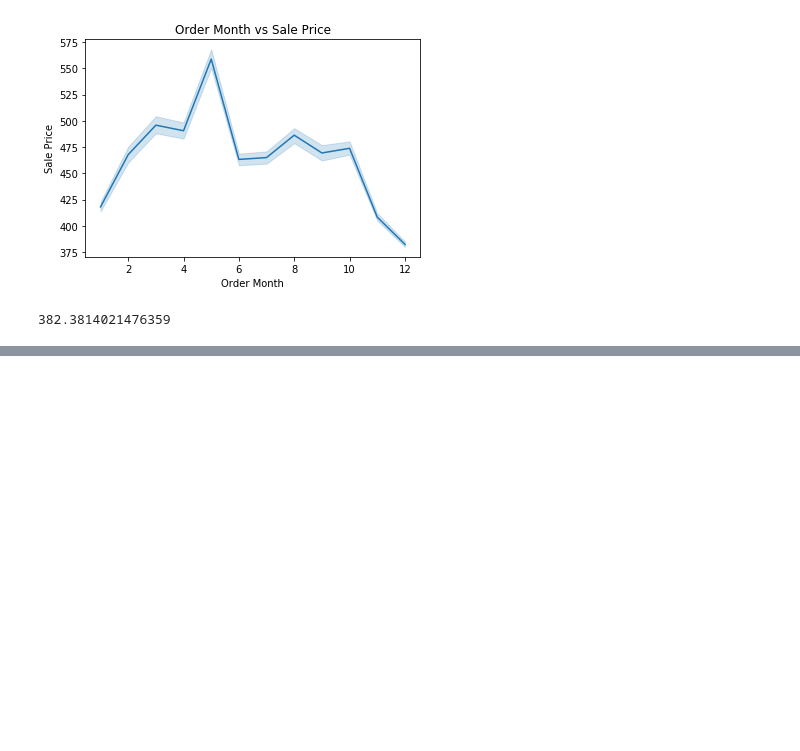
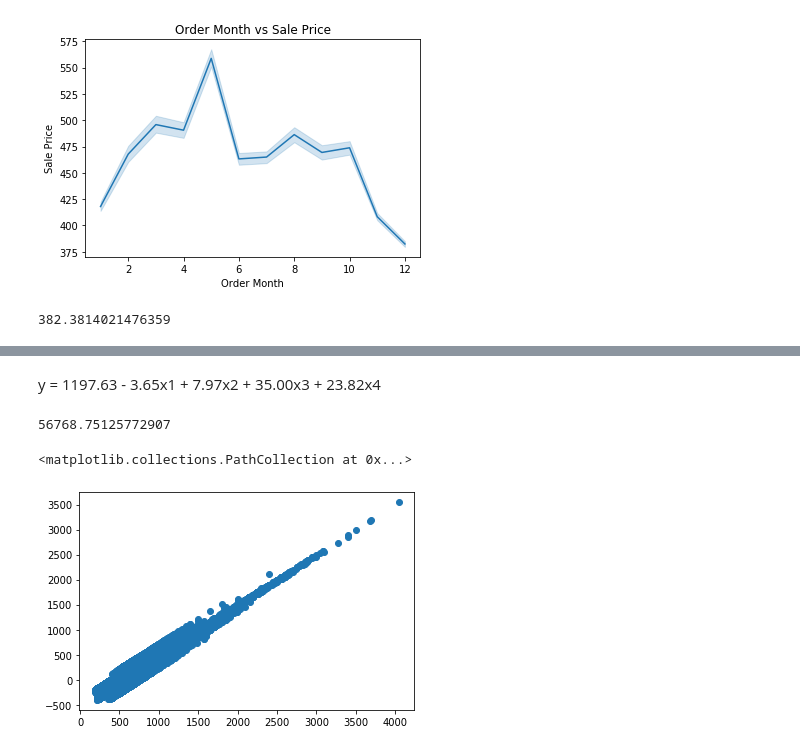
Before and after one commit to ed-biz23/data-sci-project, a Jupyter notebook: Project.ipynb, the cells around one changed output, grey strips where cells are left out. Saved outputs shown, nothing was run; the diff lists cells and outputs as text; code cells hidden in the pictures; blank space fills up the shorter version.

```diff
--- a/Project.ipynb
+++ b/Project.ipynb
@@ -124,0 +150,3 @@ data[may_filter]["Sale Price"].mean()
+# %%
+dummy = pd.get_dummies(data=data, columns=['Buyer Region'], drop_first=True)
+dummy.head()
@@ -124,0 +161,4 @@ data[may_filter]["Sale Price"].mean()
+# %%
+lm = smf.ols("Q('Sale Price') ~ Q('Retail Price') + Q('Buyer Region_New York') + Q('Buyer Region_California') + Q('Buyer Region_Oregon')",
+             data=dummy).fit()
+lm.summary()
@@ -124,0 +190,13 @@ data[may_filter]["Sale Price"].mean()
+# %% [markdown]
+y = 1197.63 - 3.65x1 + 7.97x2 + 35.00x3 + 23.82x4
+# %%
+errors = dummy["Sale Price"] - lm.fittedvalues
+square_errors = errors**2
+square_errors.mean()
+# %% [output]
+56768.75125772907
+# %%
+plt.scatter(x=dummy['Sale Price'], y=lm.resid)
+# %% [output]
+<matplotlib.collections.PathCollection at 0x...>
+[figure, added]
```
Also changed, not shown: parts of 22 cells of this notebook.
